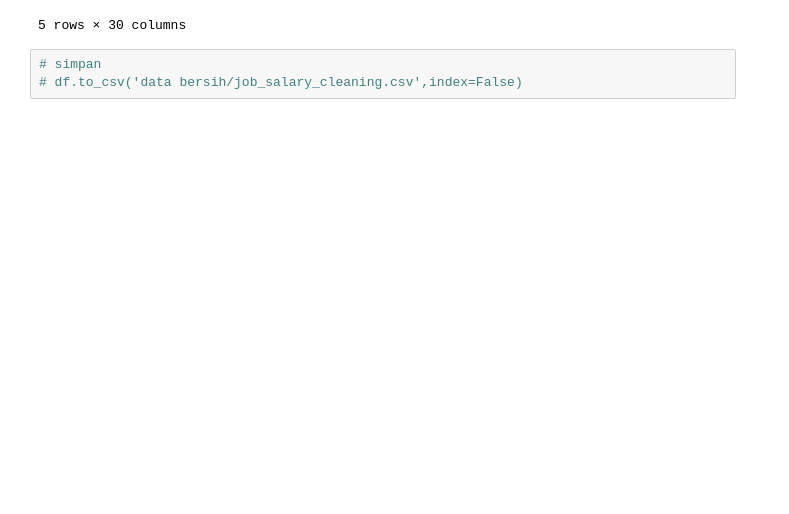
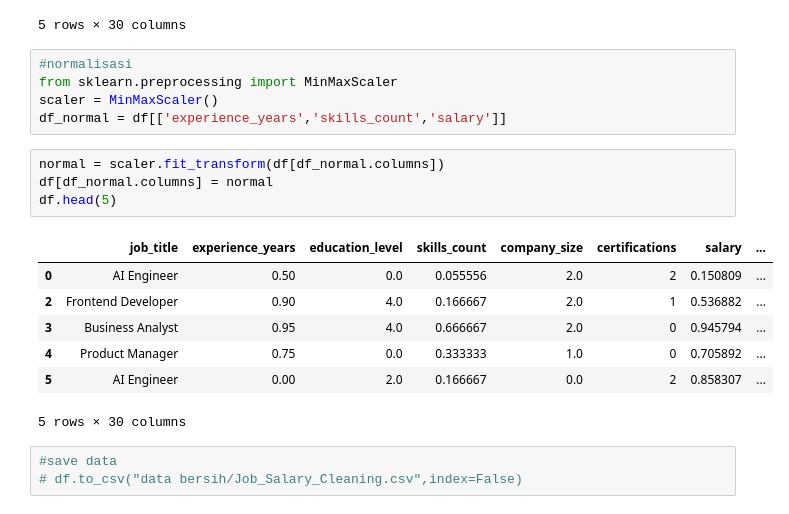
Before and after one commit to HafidzAfrieno/Data-Cleaning-Project, a Jupyter notebook: job_salary_cleaning.ipynb, the cells around one changed output. Saved outputs shown, nothing was run; the diff lists cells and outputs as text; blank space fills up the shorter version.

Commit message:
update normalisasi

```diff
--- a/job_salary_cleaning.ipynb
+++ b/job_salary_cleaning.ipynb
@@ -213,6 +213,23 @@ df.tail(5)
 | 249996 | Frontend Developer | 20 | 4.0 | 7 | 4.0 | 2 | 154593 | ... |
 | 249999 | Data Analyst | 16 | 1.0 | 2 | 2.0 | 5 | 133084 | ... |
 5 rows × 30 columns
-# %%
-# simpan
-# df.to_csv('data bersih/job_salary_cleaning.csv',index=False)
+# %%
+#normalisasi
+from sklearn.preprocessing import MinMaxScaler
+scaler = MinMaxScaler()
+df_normal = df[['experience_years','skills_count','salary']]
+# %%
+normal = scaler.fit_transform(df[df_normal.columns])
+df[df_normal.columns] = normal
+df.head(5)
+# %% [output]
+|  | job_title | experience_years | education_level | skills_count | company_size | certifications | salary | ... |
+| 0 | AI Engineer | 0.50 | 0.0 | 0.055556 | 2.0 | 2 | 0.150809 | ... |
+| 2 | Frontend Developer | 0.90 | 4.0 | 0.166667 | 2.0 | 1 | 0.536882 | ... |
+| 3 | Business Analyst | 0.95 | 4.0 | 0.666667 | 2.0 | 0 | 0.945794 | ... |
+| 4 | Product Manager | 0.75 | 0.0 | 0.333333 | 1.0 | 0 | 0.705892 | ... |
+| 5 | AI Engineer | 0.00 | 2.0 | 0.166667 | 0.0 | 2 | 0.858307 | ... |
+5 rows × 30 columns
+# %%
+#save data
+# df.to_csv("data bersih/Job_Salary_Cleaning.csv",index=False)
```
